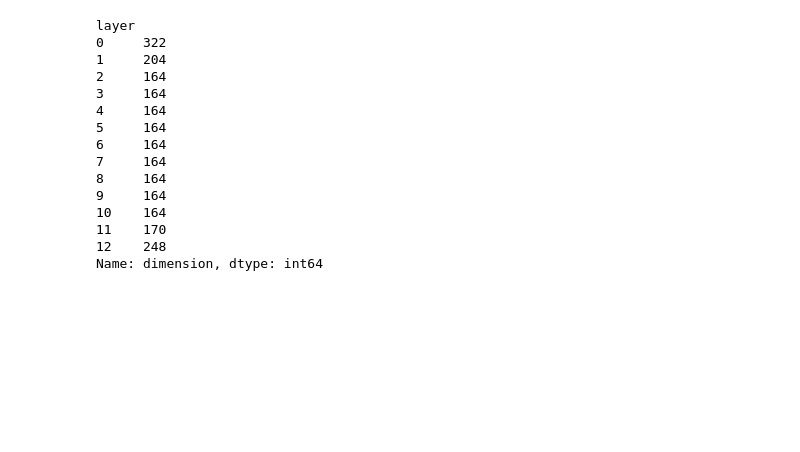
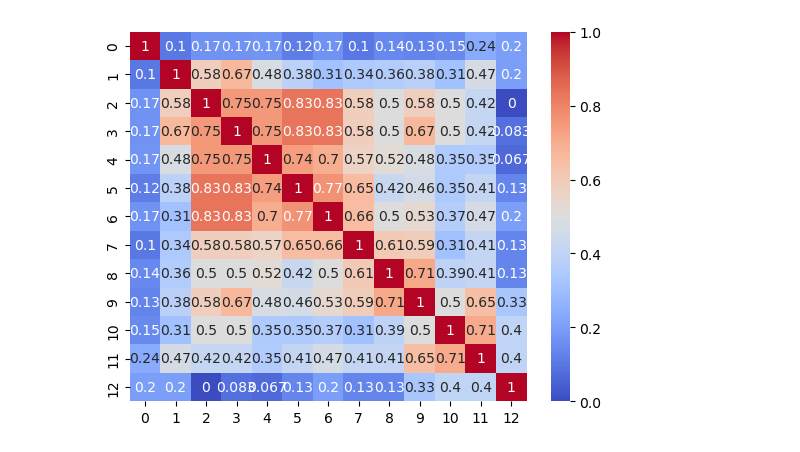
Before and after one commit to miriamzara/LCP_B_GPT2, a Jupyter notebook: luca/frame_rotation.ipynb, the cells around one changed output. Saved outputs shown, nothing was run; the diff lists cells and outputs as text; code cells hidden in the pictures; blank space fills up the shorter version.

```diff
--- a/luca/frame_rotation.ipynb
+++ b/luca/frame_rotation.ipynb
@@ -344,22 +351,27 @@ df = pd.DataFrame(rows)
 #0 dim+ variance
 # botton_token
 # top token
-# %%
-layer=df.groupby("layer")["dimension"].count()
-print((layer))
-# %% [output]
-layer
-0     322
-1     204
-2     164
-3     164
-4     164
-5     164
-6     164
-7     164
-8     164
-9     164
-10    164
-11    170
-12    248
-Name: dimension, dtype: int64
+# %%
+common_tot=[]
+
+for i in range(13):
+    temp=[]
+    for j in range(13):
+
+        layer_i = df[df["layer"] == i]
+        layer_j = df[df["layer"] == j]
+
+        dim_i=layer_i.groupby("dimension").groups
+        dim_j=layer_j.groupby("dimension").groups
+
+        common_elements = set(dim_i) & set(dim_j)
+        count_common = len(common_elements)
+
+        temp.append(count_common/min(len(dim_i), len(dim_j)))
+
+    common_tot.append(temp)
+
+sns.heatmap(common_tot, annot=True, cmap="coolwarm")
+plt.show()
+# %% [output]
+[figure, added]
```
Also changed, not shown: parts of 4 cells of this notebook.
